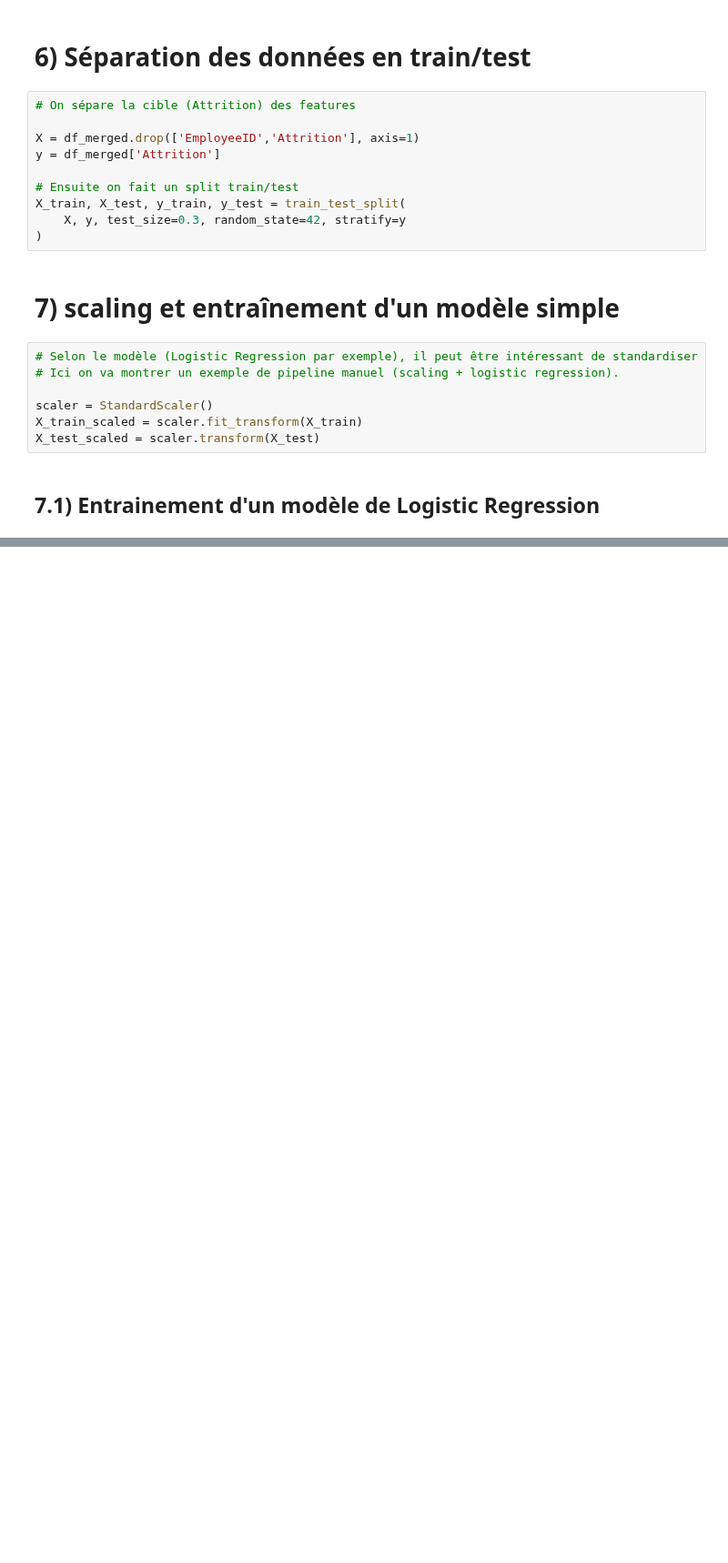
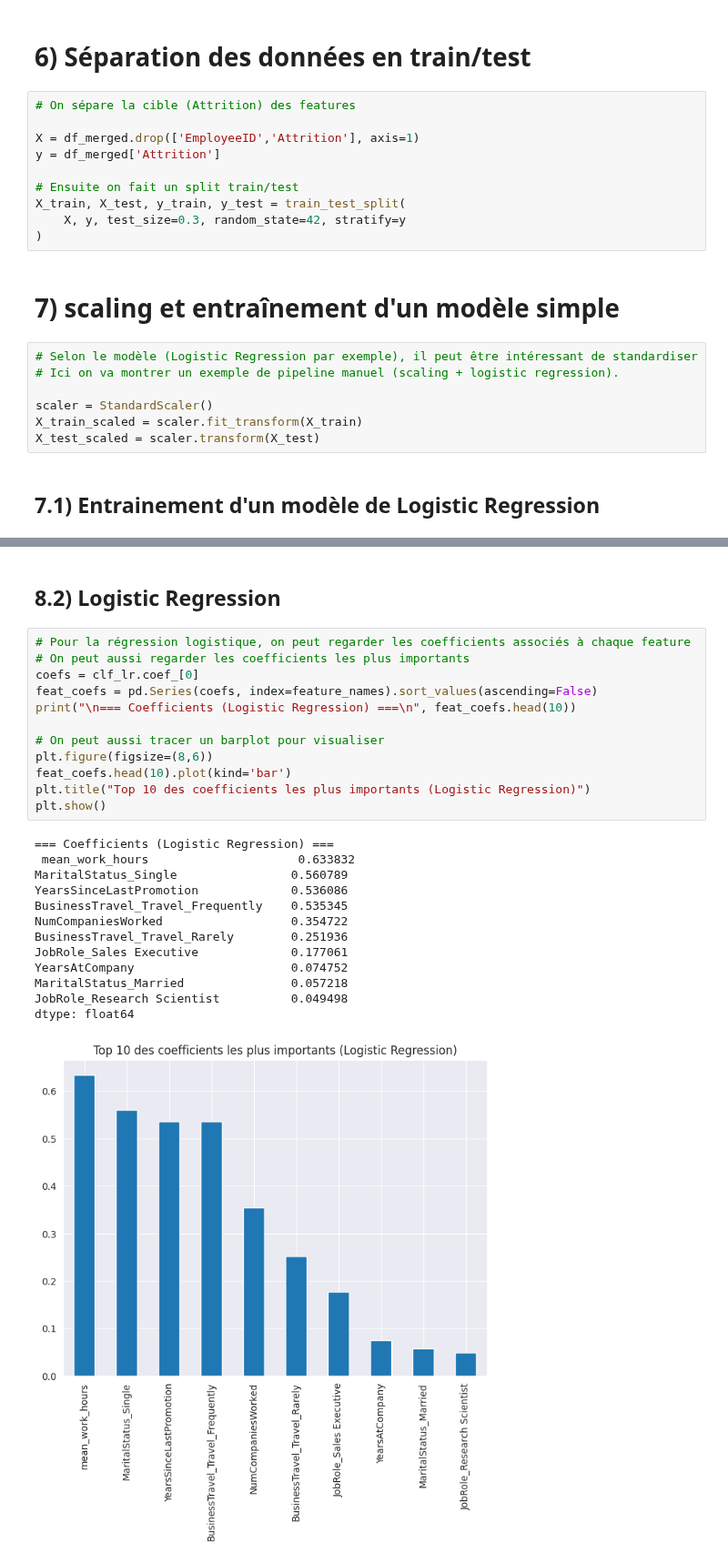
Before and after one commit to Francky46/AttritionPrediction, a Jupyter notebook: AttritionPredictionFrancky.ipynb, the cells around one changed output, grey strips where cells are left out. Shown at 91% size. Cells and saved outputs as stored; diff of their text form; blank space fills up the shorter version.

```diff
--- a/AttritionPredictionFrancky.ipynb
+++ b/AttritionPredictionFrancky.ipynb
@@ -267,0 +514,28 @@ dtype: int64
+# %% [markdown]
+## 8.2) Logistic Regression
+# %%
+# Pour la régression logistique, on peut regarder les coefficients associés à chaque feature
+# On peut aussi regarder les coefficients les plus importants
+coefs = clf_lr.coef_[0]
+feat_coefs = pd.Series(coefs, index=feature_names).sort_values(ascending=False)
+print("\n=== Coefficients (Logistic Regression) ===\n", feat_coefs.head(10))
+
+# On peut aussi tracer un barplot pour visualiser
+plt.figure(figsize=(8,6))
+feat_coefs.head(10).plot(kind='bar')
+plt.title("Top 10 des coefficients les plus importants (Logistic Regression)")
+plt.show()
+# %% [output]
+=== Coefficients (Logistic Regression) ===
+ mean_work_hours                     0.633832
+MaritalStatus_Single                0.560789
+YearsSinceLastPromotion             0.536086
+BusinessTravel_Travel_Frequently    0.535345
+NumCompaniesWorked                  0.354722
+BusinessTravel_Travel_Rarely        0.251936
+JobRole_Sales Executive             0.177061
+YearsAtCompany                      0.074752
+MaritalStatus_Married               0.057218
+JobRole_Research Scientist          0.049498
+dtype: float64
+[figure, added]
```
Also changed, not shown: parts of 22 cells of this notebook.
